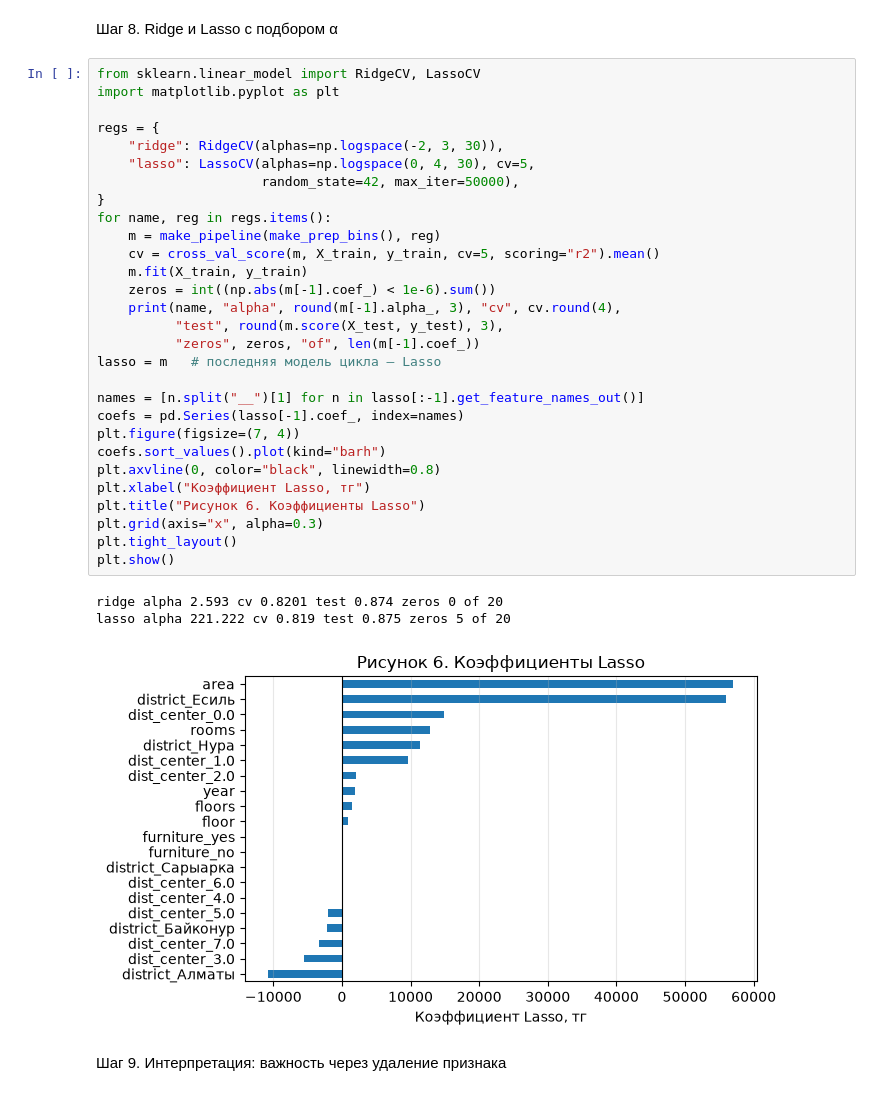
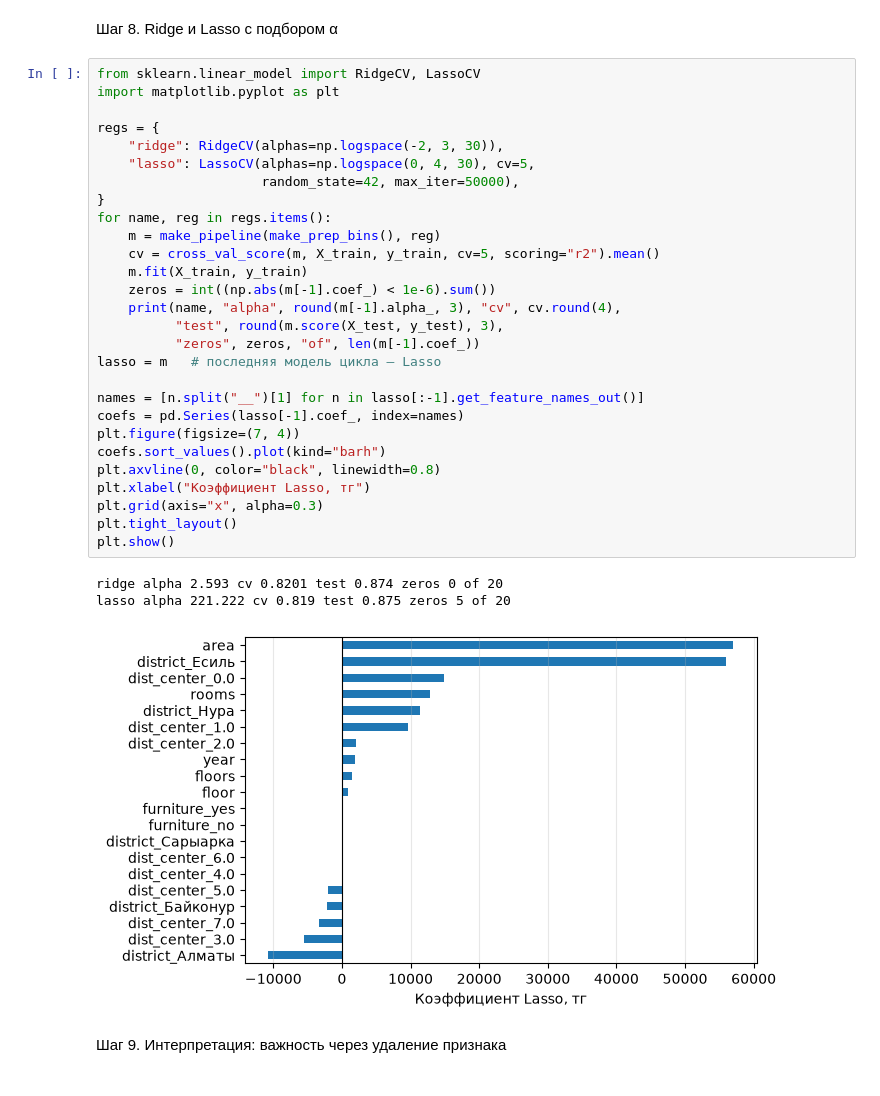
Before and after one commit to MalikovNurdaulet/PAD-Lab8, a Jupyter notebook: notebooks/lab8.ipynb, the cells around one changed output. Saved outputs shown, nothing was run; the diff lists cells and outputs as text.

```diff
--- a/notebooks/lab8.ipynb
+++ b/notebooks/lab8.ipynb
@@ -256,35 +333,34 @@ ridge 100 train 772 test 772 max|w| 60.6
 from sklearn.linear_model import RidgeCV, LassoCV
 import matplotlib.pyplot as plt
 
 regs = {
     "ridge": RidgeCV(alphas=np.logspace(-2, 3, 30)),
     "lasso": LassoCV(alphas=np.logspace(0, 4, 30), cv=5,
                      random_state=42, max_iter=50000),
 }
 for name, reg in regs.items():
     m = make_pipeline(make_prep_bins(), reg)
     cv = cross_val_score(m, X_train, y_train, cv=5, scoring="r2").mean()
     m.fit(X_train, y_train)
     zeros = int((np.abs(m[-1].coef_) < 1e-6).sum())
     print(name, "alpha", round(m[-1].alpha_, 3), "cv", cv.round(4),
           "test", round(m.score(X_test, y_test), 3),
           "zeros", zeros, "of", len(m[-1].coef_))
 lasso = m   # последняя модель цикла — Lasso
 
 names = [n.split("__")[1] for n in lasso[:-1].get_feature_names_out()]
 coefs = pd.Series(lasso[-1].coef_, index=names)
 plt.figure(figsize=(7, 4))
 coefs.sort_values().plot(kind="barh")
 plt.axvline(0, color="black", linewidth=0.8)
 plt.xlabel("Коэффициент Lasso, тг")
-plt.title("Рисунок 6. Коэффициенты Lasso")
 plt.grid(axis="x", alpha=0.3)
 plt.tight_layout()
 plt.show()
 # %% [output]
 ridge alpha 2.593 cv 0.8201 test 0.874 zeros 0 of 20
 lasso alpha 221.222 cv 0.819 test 0.875 zeros 5 of 20
-[figure, old version]
+[figure, new version]
 # %% [markdown]
 Шаг 9. Интерпретация: важность через удаление признака
 # %%
```
Also changed, not shown: parts of 2 cells of this notebook, 8 other files.
